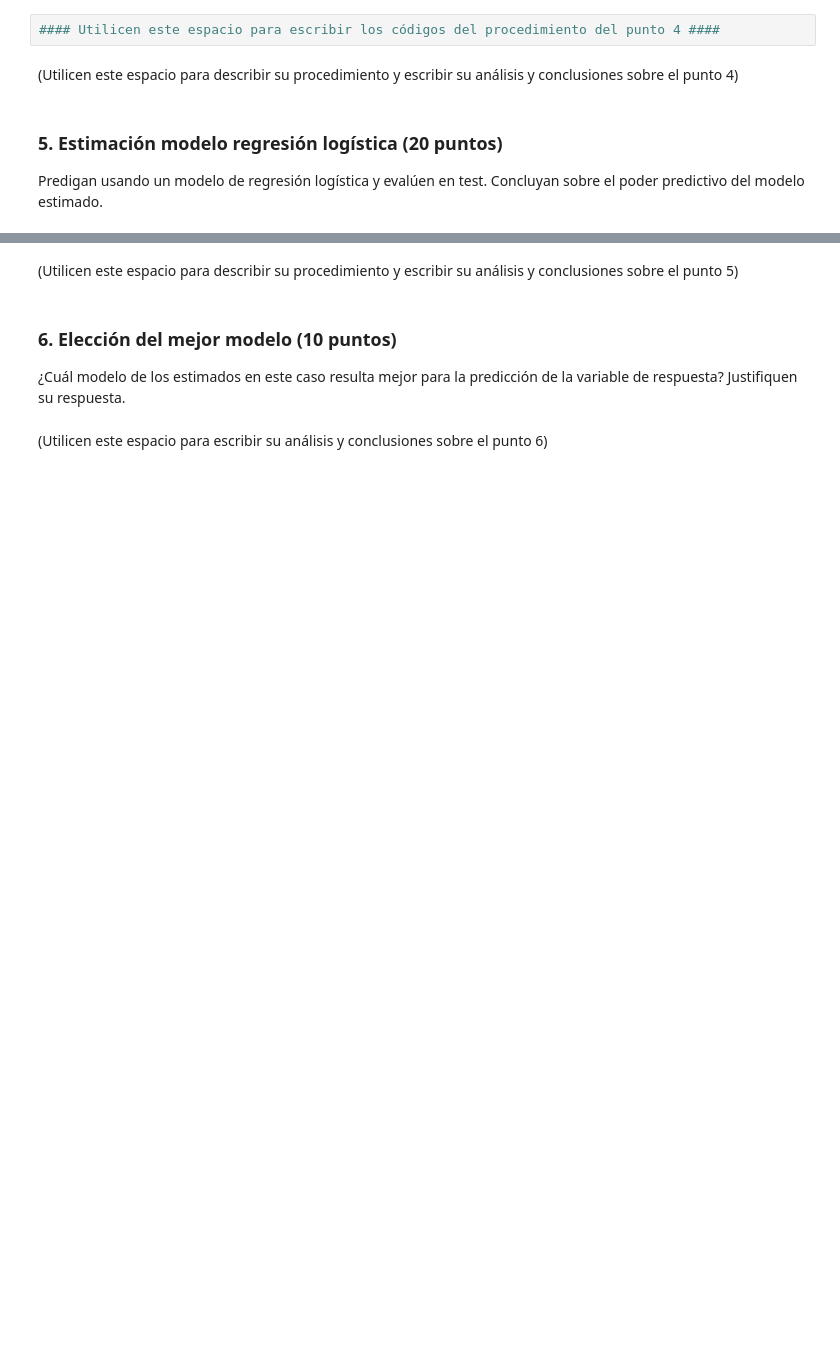
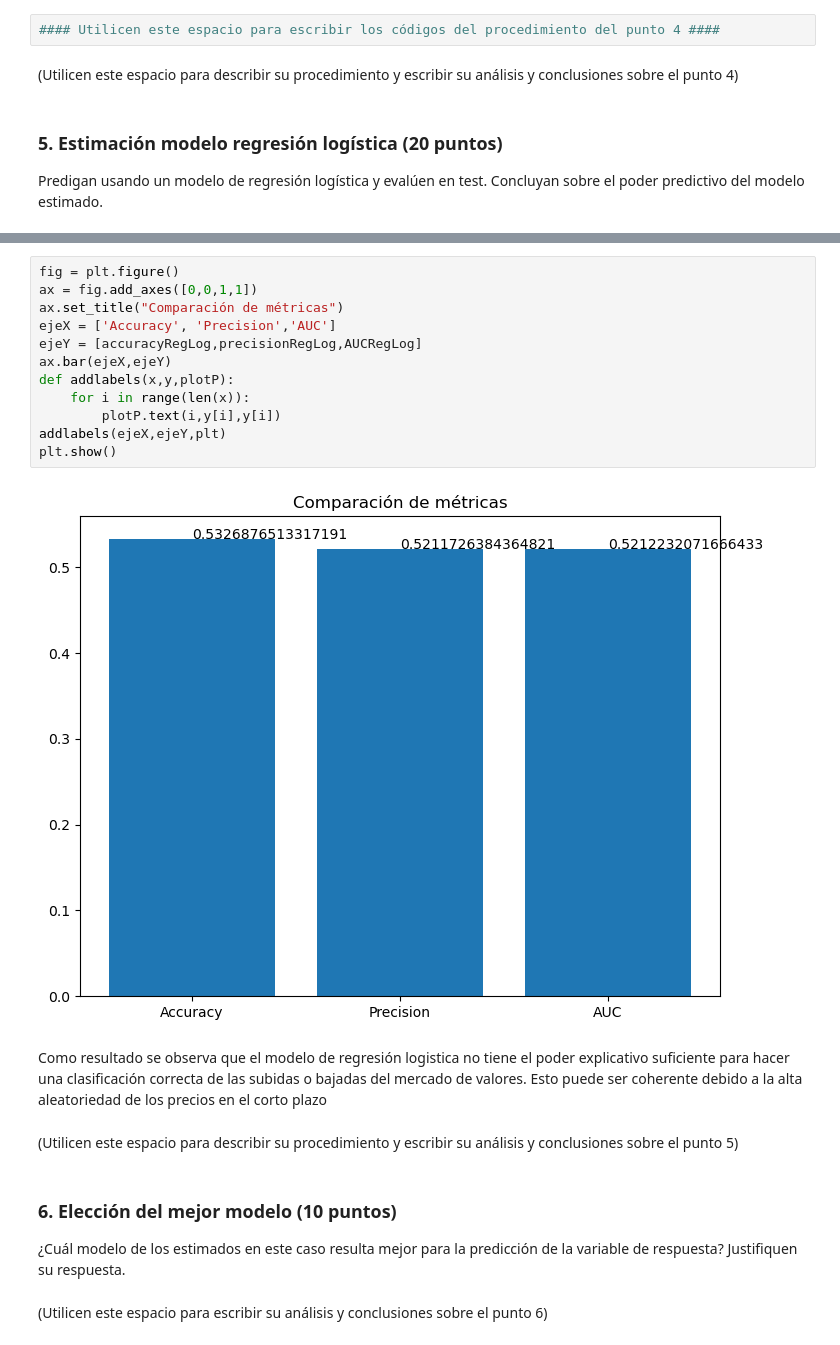
Before and after one commit to carrasquintero/Entrega_ETL, a Jupyter notebook: ML/Caso implementación de modelos de clasificación lineales QDA.ipynb, the cells around one changed output, grey strips where cells are left out. Saved outputs shown, nothing was run; the diff lists cells and outputs as text; blank space fills up the shorter version.

```diff
--- a/ML/Caso implementación de modelos de clasificación lineales QDA.ipynb
+++ b/ML/Caso implementación de modelos de clasificación lineales QDA.ipynb
@@ -192,3 +227,19 @@ Predigan usando un modelo de regresión logística y evalúen en test. Concluyan
+# %%
+fig = plt.figure()
+ax = fig.add_axes([0,0,1,1])
+ax.set_title("Comparación de métricas")
+ejeX = ['Accuracy', 'Precision','AUC']
+ejeY = [accuracyRegLog,precisionRegLog,AUCRegLog]
+ax.bar(ejeX,ejeY)
+def addlabels(x,y,plotP):
+    for i in range(len(x)):
+        plotP.text(i,y[i],y[i])
+addlabels(ejeX,ejeY,plt)
+plt.show()
+# %% [output]
+[figure, added]
+# %% [markdown]
+Como resultado se observa que el modelo de regresión logistica no tiene el poder explicativo suficiente para hacer una clasificación correcta de las subidas o bajadas del mercado de valores. Esto puede ser coherente debido a la alta aleatoriedad de los precios en el corto plazo
 # %% [markdown]
 (Utilicen este espacio para describir su procedimiento y escribir su análisis y conclusiones sobre el punto 5)
 # %% [markdown]
```
Also changed, not shown: parts of 4 cells of this notebook, 1 other file.
